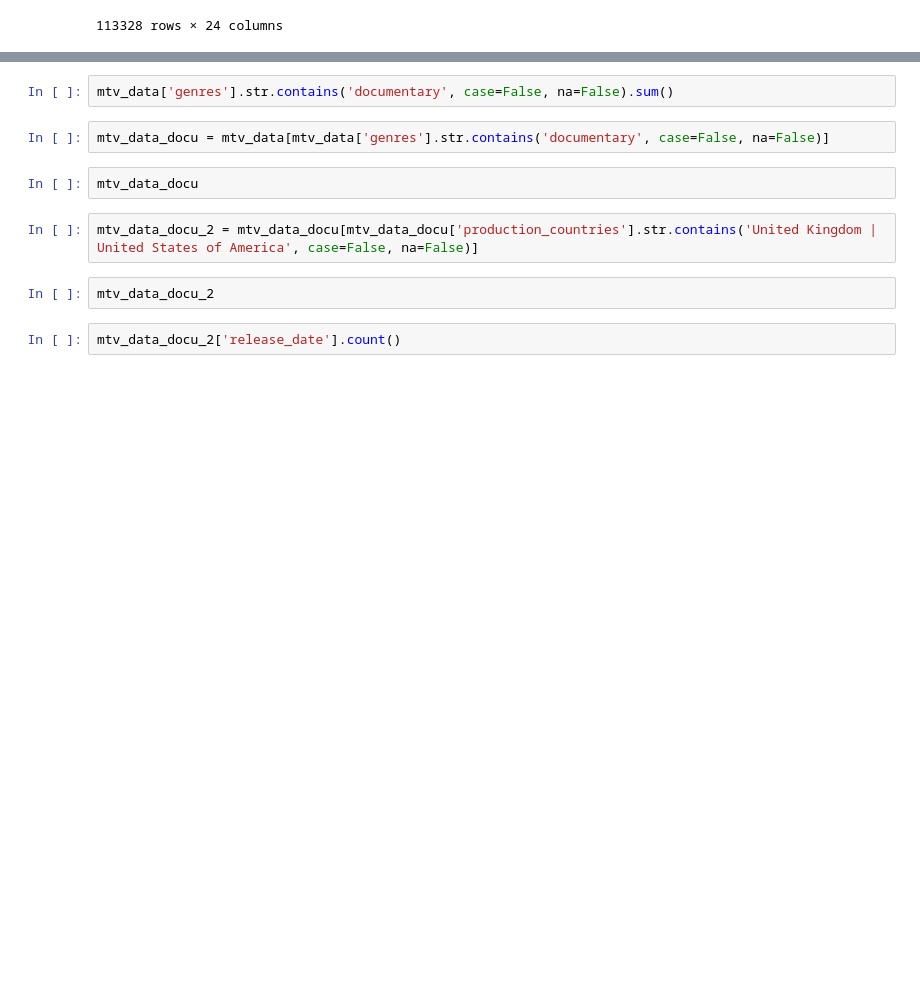
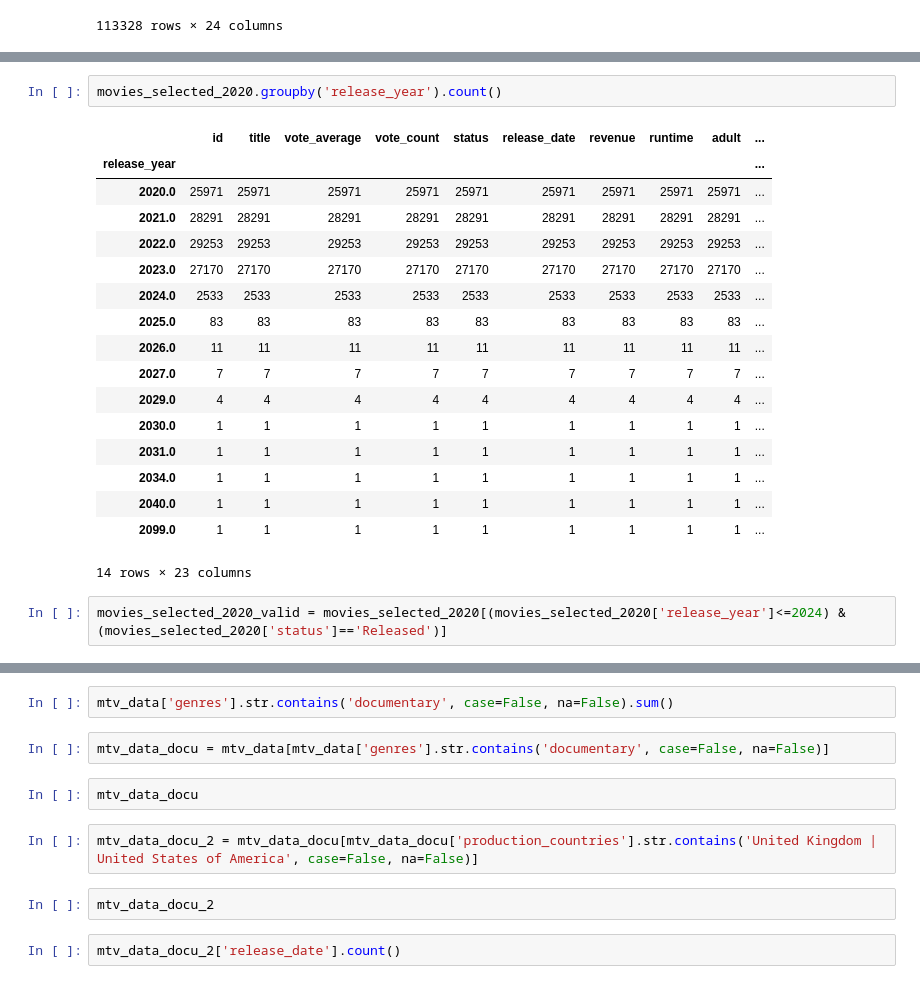
Before and after one commit to agargya123/movie_genre_analysis, a Jupyter notebook: MKT566.ipynb, the cells around one changed output, grey strips where cells are left out. Drawn from its saved outputs; the diff is of its cells as text; blank space fills up the shorter version.

Commit message:
Added more modifications to movies_selected_2020 dataset to create final cleaned data

```diff
--- a/MKT566.ipynb
+++ b/MKT566.ipynb
@@ -237,0 +217,22 @@ movies_selected_2020
+# %%
+movies_selected_2020.groupby('release_year').count()
+# %% [output]
+|  | id | title | vote_average | vote_count | status | release_date | revenue | runtime | adult | ... |
+| release_year |  |  |  |  |  |  |  |  |  | ... |
+| 2020.0 | 25971 | 25971 | 25971 | 25971 | 25971 | 25971 | 25971 | 25971 | 25971 | ... |
+| 2021.0 | 28291 | 28291 | 28291 | 28291 | 28291 | 28291 | 28291 | 28291 | 28291 | ... |
+| 2022.0 | 29253 | 29253 | 29253 | 29253 | 29253 | 29253 | 29253 | 29253 | 29253 | ... |
+| 2023.0 | 27170 | 27170 | 27170 | 27170 | 27170 | 27170 | 27170 | 27170 | 27170 | ... |
+| 2024.0 | 2533 | 2533 | 2533 | 2533 | 2533 | 2533 | 2533 | 2533 | 2533 | ... |
+| 2025.0 | 83 | 83 | 83 | 83 | 83 | 83 | 83 | 83 | 83 | ... |
+| 2026.0 | 11 | 11 | 11 | 11 | 11 | 11 | 11 | 11 | 11 | ... |
+| 2027.0 | 7 | 7 | 7 | 7 | 7 | 7 | 7 | 7 | 7 | ... |
+| 2029.0 | 4 | 4 | 4 | 4 | 4 | 4 | 4 | 4 | 4 | ... |
+| 2030.0 | 1 | 1 | 1 | 1 | 1 | 1 | 1 | 1 | 1 | ... |
+| 2031.0 | 1 | 1 | 1 | 1 | 1 | 1 | 1 | 1 | 1 | ... |
+| 2034.0 | 1 | 1 | 1 | 1 | 1 | 1 | 1 | 1 | 1 | ... |
+| 2040.0 | 1 | 1 | 1 | 1 | 1 | 1 | 1 | 1 | 1 | ... |
+| 2099.0 | 1 | 1 | 1 | 1 | 1 | 1 | 1 | 1 | 1 | ... |
+14 rows × 23 columns
+# %%
+movies_selected_2020_valid = movies_selected_2020[(movies_selected_2020['release_year']<=2024) & (movies_selected_2020['status']=='Released')]
```
Also changed, not shown: parts of 10 cells of this notebook.
